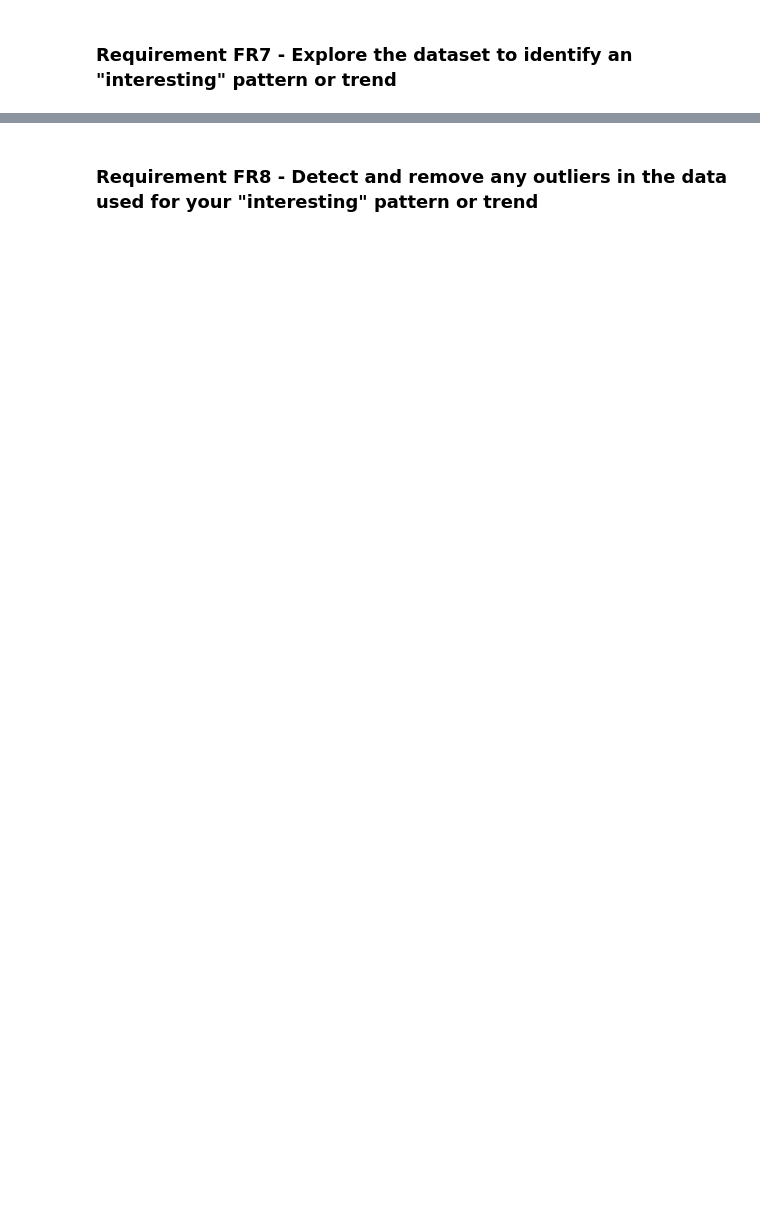
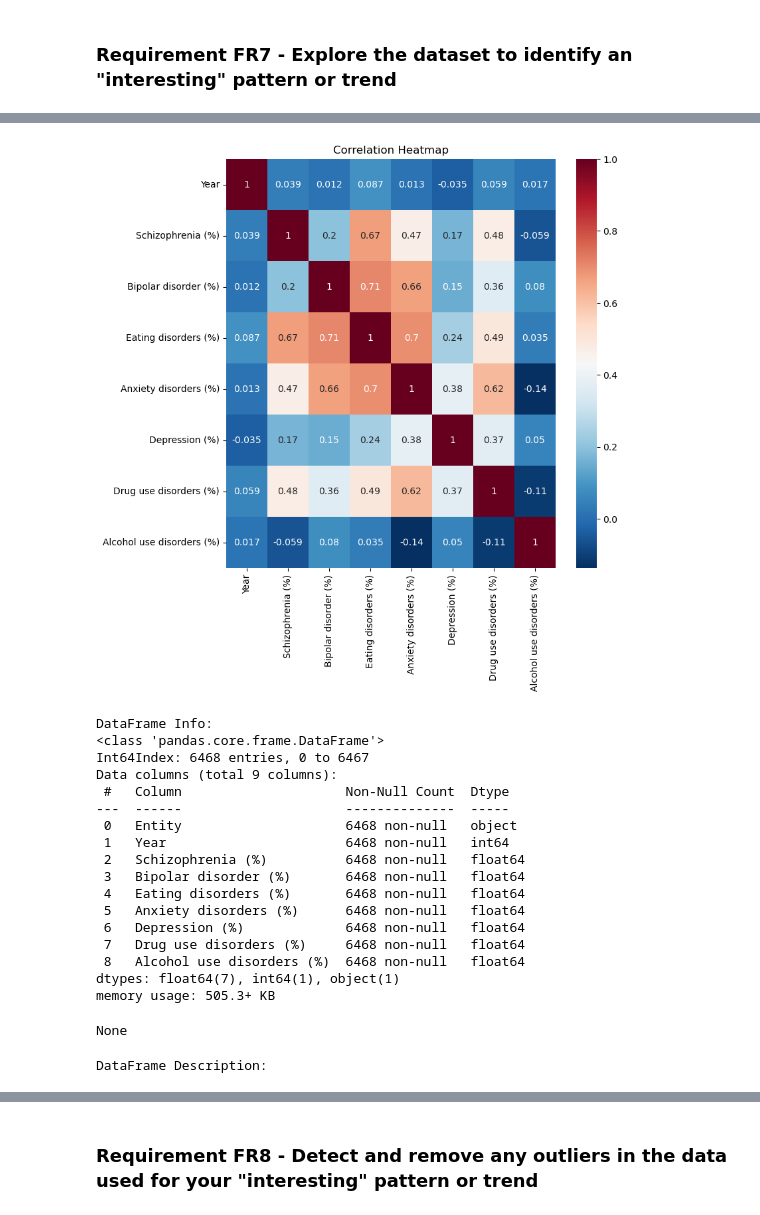
Before and after one commit to Aidin1999/python_prgramming, a Jupyter notebook: UFCFVQ-15-M_Programming_Task_2_Template.ipynb, the cells around one changed output, grey strips where cells are left out. Saved outputs shown, nothing was run; the diff lists cells and outputs as text; code cells hidden in the pictures; blank space fills up the shorter version.

```diff
--- a/UFCFVQ-15-M_Programming_Task_2_Template.ipynb
+++ b/UFCFVQ-15-M_Programming_Task_2_Template.ipynb
@@ -10,0 +9,11 @@
+# %%
+import pandas as pd #import a library for merging
+
+# Reading data from CSV files
+data1 = pd.read_csv('task2a.csv')
+data2 = pd.read_csv('task2b.csv')
+
+# Merging data1 and data2 based on columns "Entity" and "Year"
+result = pd.merge(data1, data2, on=["Entity", "Year"])
+
+result
@@ -14,0 +47,43 @@
+# %%
+import seaborn as sns
+import matplotlib.pyplot as plt
+from IPython.display import display
+
+# Creating a correlation heatmap with red for high correlation and blue for low correlation
+plt.figure(figsize=(8,8))
+heatmap = sns.heatmap(result.corr(), annot=True, cmap='RdBu_r')
+
+# Adding a title
+plt.title('Correlation Heatmap')
+
+# Displaying the heatmap
+plt.show()
+
+# Displaying the info() output in a more structured way
+print("DataFrame Info:")
+display(result.info())
+
+# Displaying the describe() output in a more structured way
+print("DataFrame Description:")
+display(result.describe())
+# %% [output]
+[figure, added]
+DataFrame Info:
+<class 'pandas.core.frame.DataFrame'>
+Int64Index: 6468 entries, 0 to 6467
+Data columns (total 9 columns):
+ #   Column                     Non-Null Count  Dtype
+---  ------                     --------------  -----
+ 0   Entity                     6468 non-null   object
+ 1   Year                       6468 non-null   int64
+ 2   Schizophrenia (%)          6468 non-null   float64
+ 3   Bipolar disorder (%)       6468 non-null   float64
+ 4   Eating disorders (%)       6468 non-null   float64
+ 5   Anxiety disorders (%)      6468 non-null   float64
+ 6   Depression (%)             6468 non-null   float64
+ 7   Drug use disorders (%)     6468 non-null   float64
+ 8   Alcohol use disorders (%)  6468 non-null   float64
+dtypes: float64(7), int64(1), object(1)
+memory usage: 505.3+ KB
+None
+DataFrame Description:
```
Also changed, not shown: parts of 22 cells of this notebook, 3 other files.
